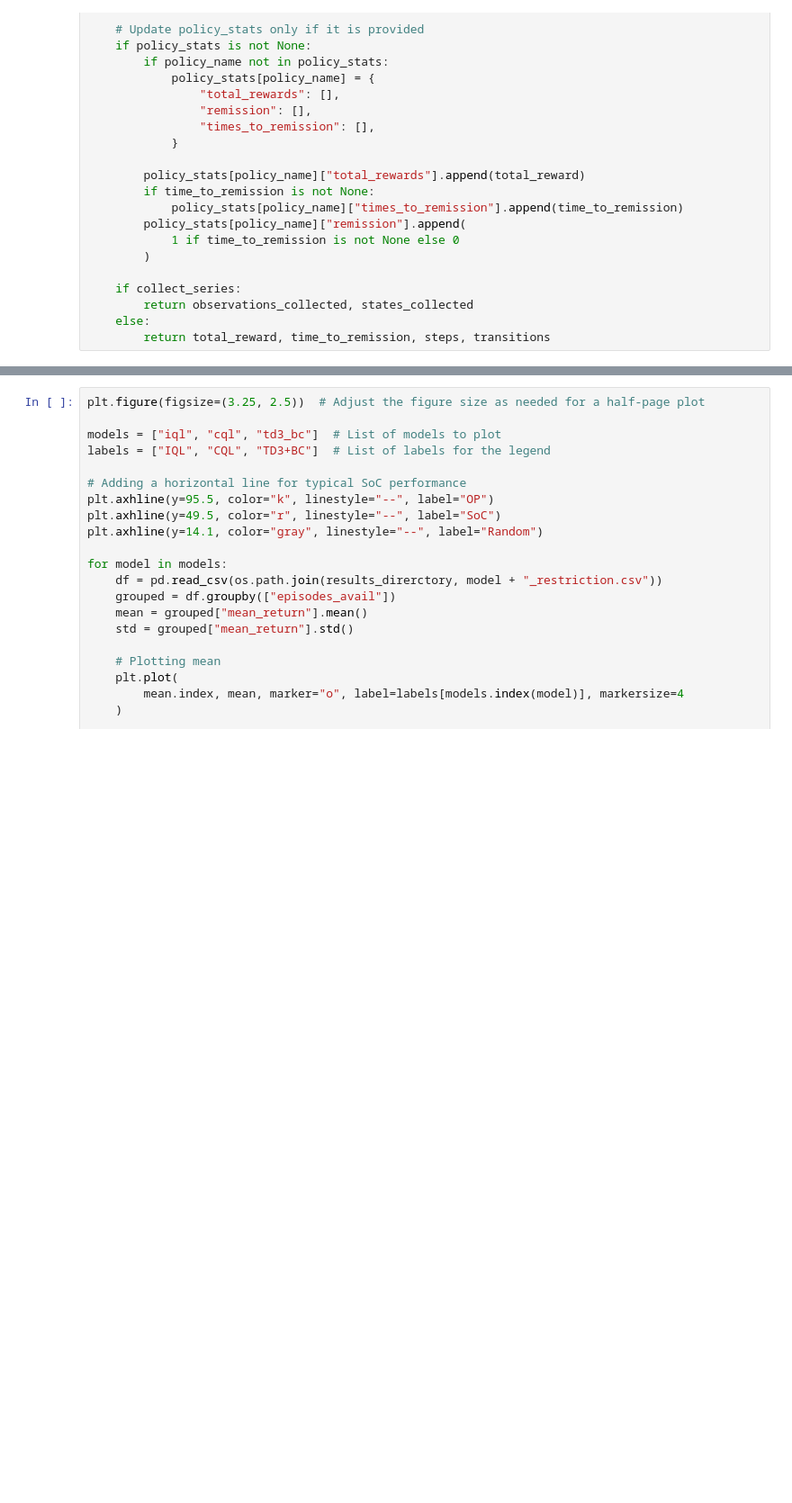
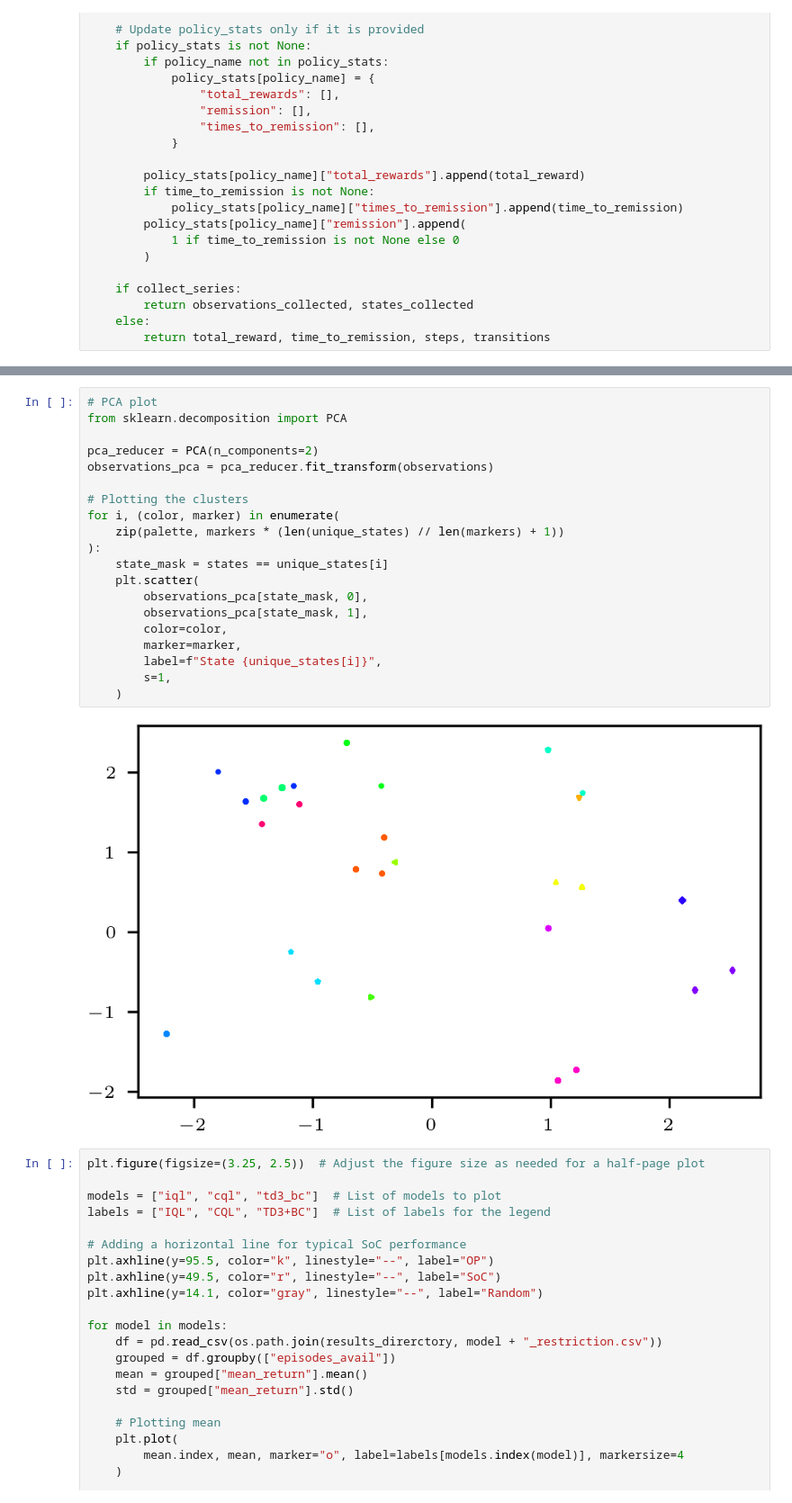
Before and after one commit to masonhargrave/EpiCare, a Jupyter notebook: figures/figures.ipynb, the cells around one changed output, grey strips where cells are left out. Shown: that part at 90% size. Saved outputs shown, nothing was run; the diff lists cells and outputs as text; blank space fills up the shorter version.

```diff
--- a/figures/figures.ipynb
+++ b/figures/figures.ipynb
@@ -186,3 +194,25 @@ plt.savefig("umap.pdf")
+# %%
+# PCA plot
+from sklearn.decomposition import PCA
+
+pca_reducer = PCA(n_components=2)
+observations_pca = pca_reducer.fit_transform(observations)
+
+# Plotting the clusters
+for i, (color, marker) in enumerate(
+    zip(palette, markers * (len(unique_states) // len(markers) + 1))
+):
+    state_mask = states == unique_states[i]
+    plt.scatter(
+        observations_pca[state_mask, 0],
+        observations_pca[state_mask, 1],
+        color=color,
+        marker=marker,
+        label=f"State {unique_states[i]}",
+        s=1,
+    )
+# %% [output]
+[figure, added]
 # %%
 plt.figure(figsize=(3.25, 2.5))  # Adjust the figure size as needed for a half-page plot
 
```
Also changed, not shown: parts of 2 cells of this notebook, 11 other files.
